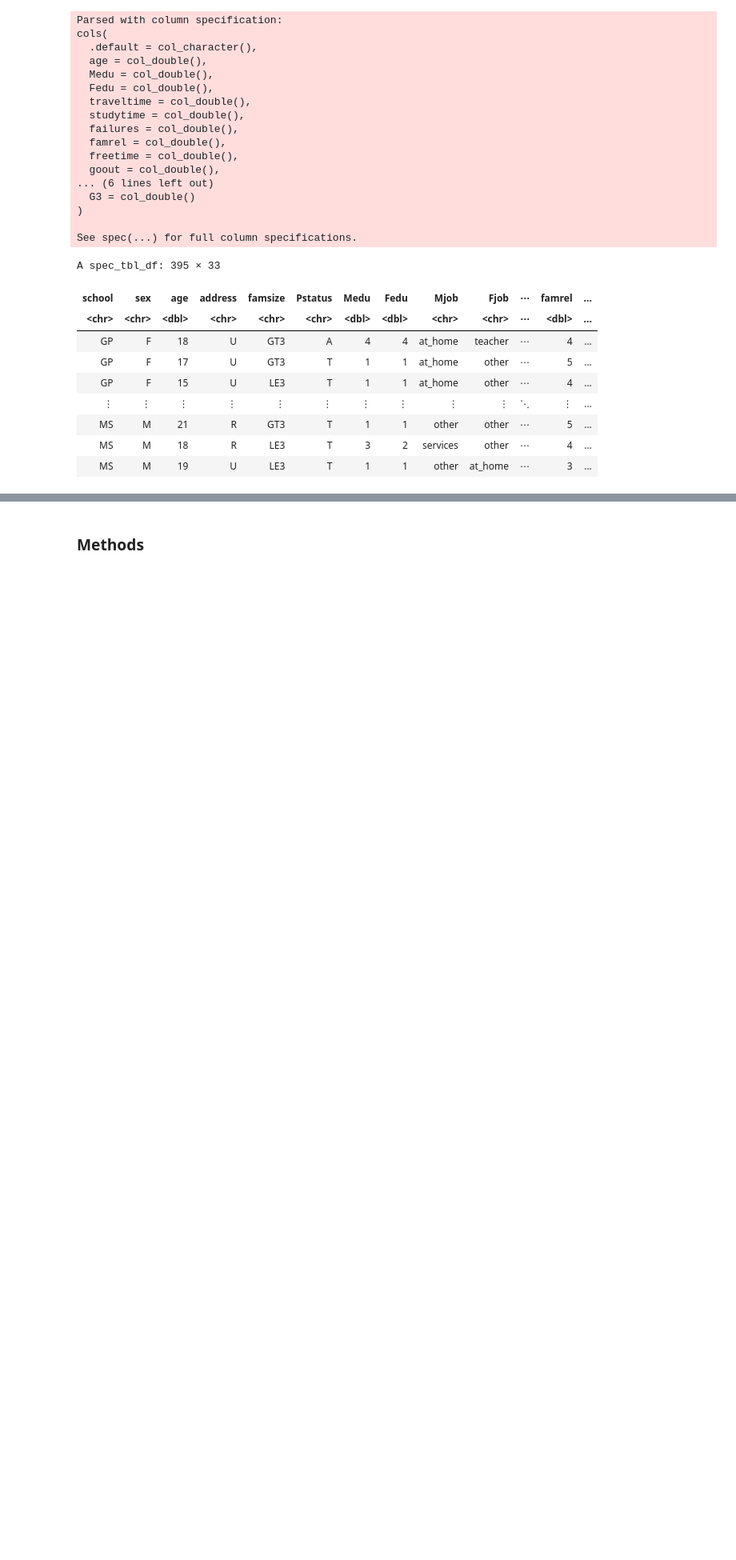
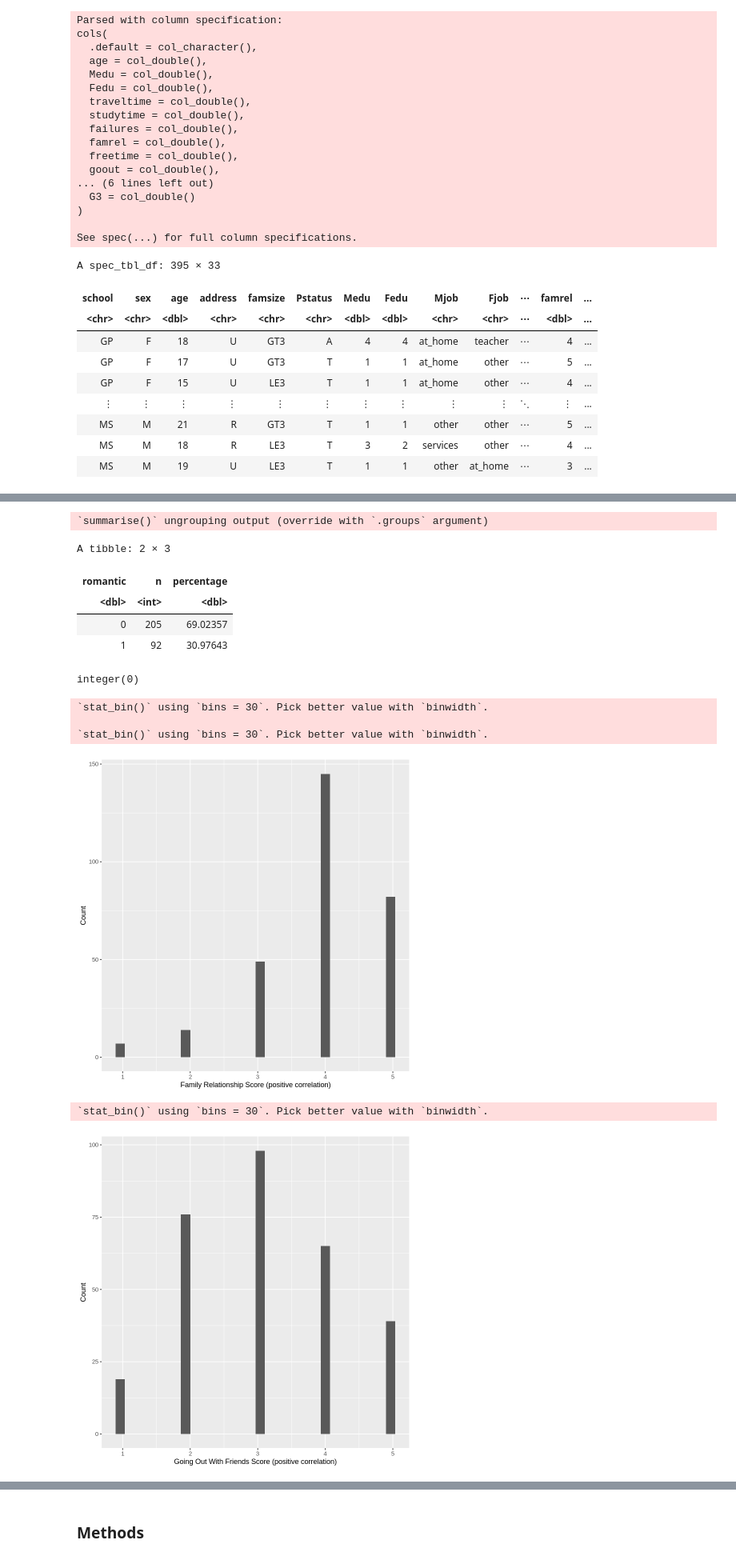
Before and after one commit to czhang176/dsci100_groupproject, a Jupyter notebook: project_proposal.ipynb, the cells around one changed output, grey strips where cells are left out. Shown at 80% size. Drawn from its saved outputs; the diff is of its cells as text; code cells hidden in the pictures; blank space fills up the shorter version.

```diff
--- a/project_proposal.ipynb
+++ b/project_proposal.ipynb
@@ -68,0 +53,63 @@ https://docs.google.com/document/d/1rfIm0c-mDOaMYKmNmtAbXS19mw9oqLv5khoKzVt97_I/
+# %%
+# data appears to be in a tidy format
+
+# wrangle data to only inclue our vectors of interest: romantic relationship (romantic), family relationship (famrel), going out with friends (goout),
+# and final grade (G3). save as a data frame.
+
+social_student_data <- student_data %>%
+                            select(romantic, famrel, goout, G3) %>%
+                                as.data.frame()
+
+# assign classifier (final grade) as factor, change 'yes/no' to numeric value
+
+social_student_data <- social_student_data %>%
+                            mutate(G3 = as_factor(G3)) %>%
+                            mutate(romantic = nchar(romantic)-2)
+
+# split the data into training set and testing set
+
+student_split <- initial_split(social_student_data, prop = 0.75, strata = G3)
+student_train <- training(student_split)
+student_test <- testing(student_split)
+
+# exploring the training data
+# explore the number of observations
+num_obs <- nrow(student_train)
+num_obs
+
+# explore mean of predictors famrel and goout
+student_train %>%
+        summarize(mean_goout = mean(goout),
+                  mean_famrel = mean(famrel))
+
+# explore number of students in romantic realtionships vs. not
+num_obs <- nrow(student_train)
+student_train %>%
+  group_by(romantic) %>%
+  summarize(
+    n = n(),
+    percentage = n() / num_obs * 100)
+
+# see if any missing rows within training set missing
+which(is.na(student_train))
+
+# now we will create a histogram for each of our three predictors in order to visualize the distribution
+
+# family relationship histogram
+famrel_hist <- ggplot(student_train, aes(x = famrel)) +
+  geom_histogram() +
+    labs(x = "Family Relationship Score (positive correlation)", y = "Count")
+famrel_hist #from this we see the majority of students have a good family relationship (4/5)
+
+# going out with friends histogram
+goout_hist <- ggplot(student_train, aes(x = goout)) +
+  geom_histogram() +
+    labs(x = "Going Out With Friends Score (positive correlation)", y = "Count")
+goout_hist #from this we see a pretty even distribution
+
+# romantic relationship histogram
+romantic_hist <- ggplot(student_train, aes(x = romantic)) +
+  geom_histogram() +
+    labs(x = "Relationship (YES = 1, NO = 0)", y = "Count")
+romantic_hist #from this we see that the majority of students aren't in a romantic relationship
+# %% [output]
@@ -68,0 +121,13 @@ https://docs.google.com/document/d/1rfIm0c-mDOaMYKmNmtAbXS19mw9oqLv5khoKzVt97_I/
+`summarise()` ungrouping output (override with `.groups` argument)
+A tibble: 2 × 3
+| romantic | n | percentage |
+| <dbl> | <int> | <dbl> |
+| 0 | 205 | 69.02357 |
+| 1 | 92 | 30.97643 |
+integer(0)
+`stat_bin()` using `bins = 30`. Pick better value with `binwidth`.
+
+`stat_bin()` using `bins = 30`. Pick better value with `binwidth`.
+[figure, added]
+`stat_bin()` using `bins = 30`. Pick better value with `binwidth`.
+[figure, added]
```
Also changed, not shown: parts of 6 cells of this notebook.
